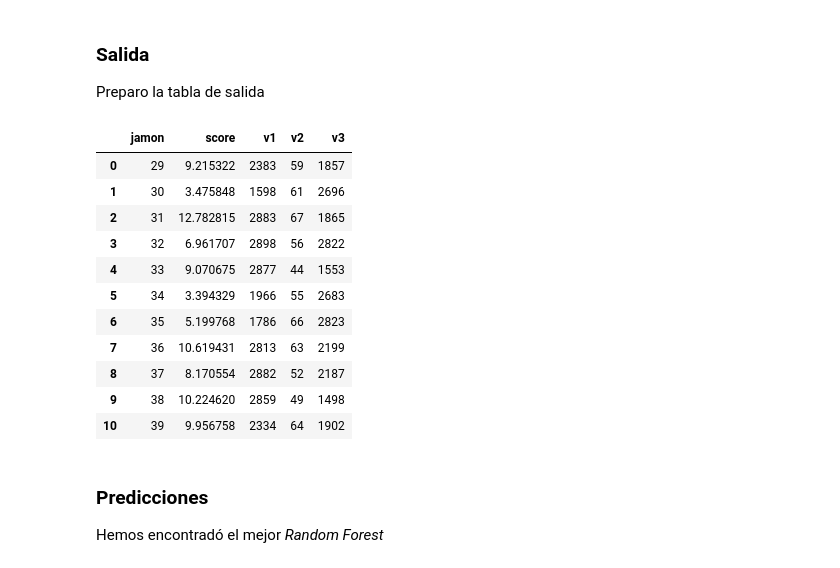
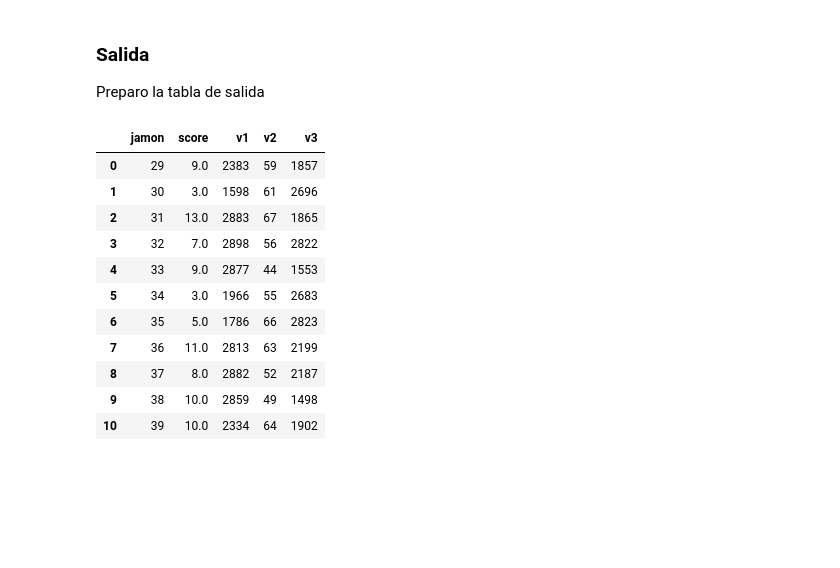
Before and after one commit to yoselalberto/truehome_prueba_tecnica, a Jupyter notebook: research/explore_jamon.ipynb, the cells around one changed output. Saved outputs shown, nothing was run; the diff lists cells and outputs as text; code cells hidden in the pictures; blank space fills up the shorter version.

```diff
--- a/research/explore_jamon.ipynb
+++ b/research/explore_jamon.ipynb
@@ -168,9 +166,16 @@ El modelo con el mejor desempeño (menor rmse en la validación cruzada) fue la
 # %%
 # preparación de la información de los jamones no calificados
 # estandarización
-jamon_nuevos_estandarizados    = estandarizador.transform(jamon_nuevos[columnas_predictoras])
+jamones_nuevos_estandarizados    = estandarizador.transform(jamones_nuevos[columnas_predictoras])
 # add interactions
-jamon_nuevos_con_interacciones = poly.transform(jamon_nuevos_estandarizados)
+jamones_nuevos_con_interacciones = poly.transform(jamones_nuevos_estandarizados)
 # %%
 # ahora uso el mejor modelo (regression linear regularizada) para hacer predicciones de los nuevos jamones
-predicciones = modelo_linear_mejor.predict(jamon_nuevos_con_interacciones)
+predicciones = modelo_linear_mejor.predict(jamones_nuevos_con_interacciones)
+# %%
+# vistazo de las predicciones
+print(predicciones)
+# son las mejores que tenemos hasta el momento; para honrar un poco más el espiritu del jurado, las redondearé al entero más cercano, justo como los jueces califican
+predicciones_redondeadas = np.rint(predicciones)
+#
+print(predicciones_redondeadas)
@@ -179,22 +202,23 @@ predicciones = modelo_linear_mejor.predict(jamon_nuevos_con_interacciones)
 Preparo la tabla de salida
 # %%
 # sustituyo 'inplace'
-jamon_nuevos['score'] = predicciones
+df_salida = jamones_nuevos
+df_salida['score'] = predicciones_redondeadas
-# %%
-# imprimo la tabla a exportar
-jamon_nuevos
-# %% [output]
-|  | jamon | score | v1 | v2 | v3 |
-| 0 | 29 | 9.215322 | 2383 | 59 | 1857 |
-| 1 | 30 | 3.475848 | 1598 | 61 | 2696 |
-| 2 | 31 | 12.782815 | 2883 | 67 | 1865 |
-| 3 | 32 | 6.961707 | 2898 | 56 | 2822 |
-| 4 | 33 | 9.070675 | 2877 | 44 | 1553 |
-| 5 | 34 | 3.394329 | 1966 | 55 | 2683 |
-| 6 | 35 | 5.199768 | 1786 | 66 | 2823 |
-| 7 | 36 | 10.619431 | 2813 | 63 | 2199 |
-| 8 | 37 | 8.170554 | 2882 | 52 | 2187 |
-| 9 | 38 | 10.224620 | 2859 | 49 | 1498 |
-| 10 | 39 | 9.956758 | 2334 | 64 | 1902 |
+# %%
+# imprimo los resultados antes de exportarlos
+df_salida
+# %% [output]
+|  | jamon | score | v1 | v2 | v3 |
+| 0 | 29 | 9.0 | 2383 | 59 | 1857 |
+| 1 | 30 | 3.0 | 1598 | 61 | 2696 |
+| 2 | 31 | 13.0 | 2883 | 67 | 1865 |
+| 3 | 32 | 7.0 | 2898 | 56 | 2822 |
+| 4 | 33 | 9.0 | 2877 | 44 | 1553 |
+| 5 | 34 | 3.0 | 1966 | 55 | 2683 |
+| 6 | 35 | 5.0 | 1786 | 66 | 2823 |
+| 7 | 36 | 11.0 | 2813 | 63 | 2199 |
+| 8 | 37 | 8.0 | 2882 | 52 | 2187 |
+| 9 | 38 | 10.0 | 2859 | 49 | 1498 |
+| 10 | 39 | 10.0 | 2334 | 64 | 1902 |
 # %%
 # salvado
@@ -202,3 +225,0 @@ jamon_nuevos.to_csv(path_jamon_salida, index = False)
-# %% [markdown]
-### Predicciones
-Hemos encontradó el mejor *Random Forest*
```
Also changed, not shown: parts of 30 cells of this notebook.
